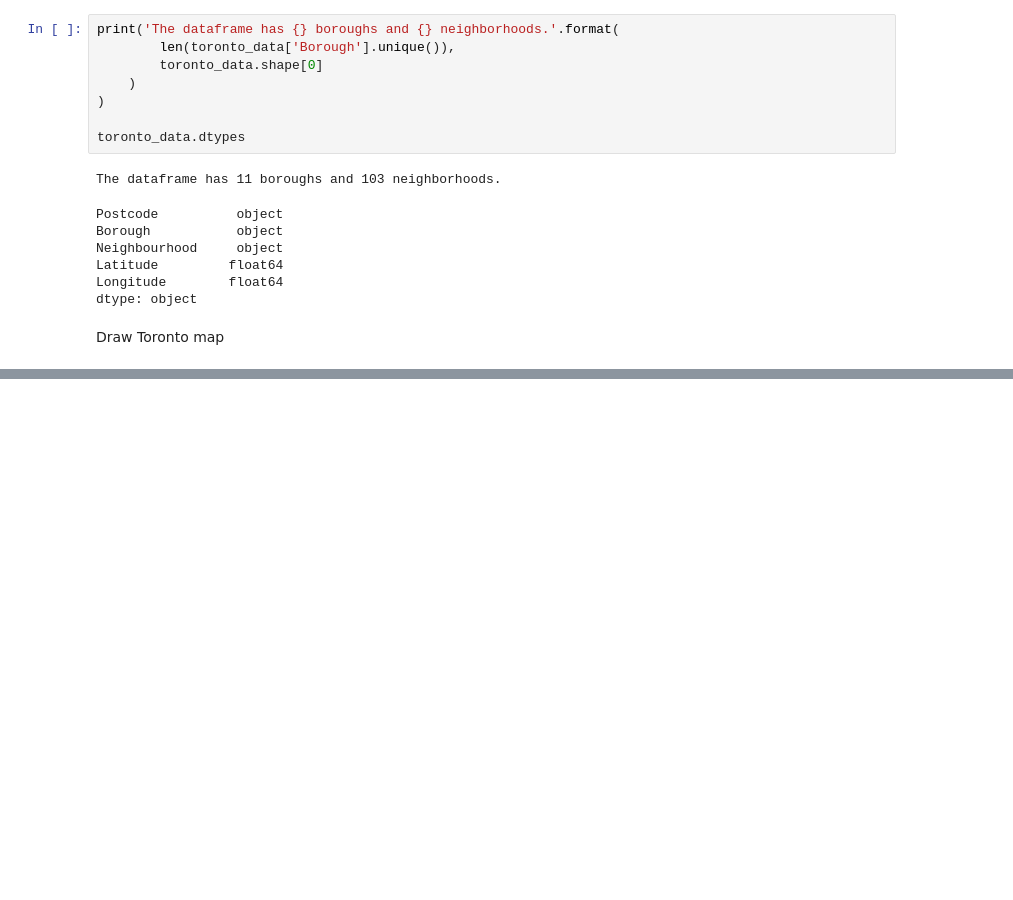
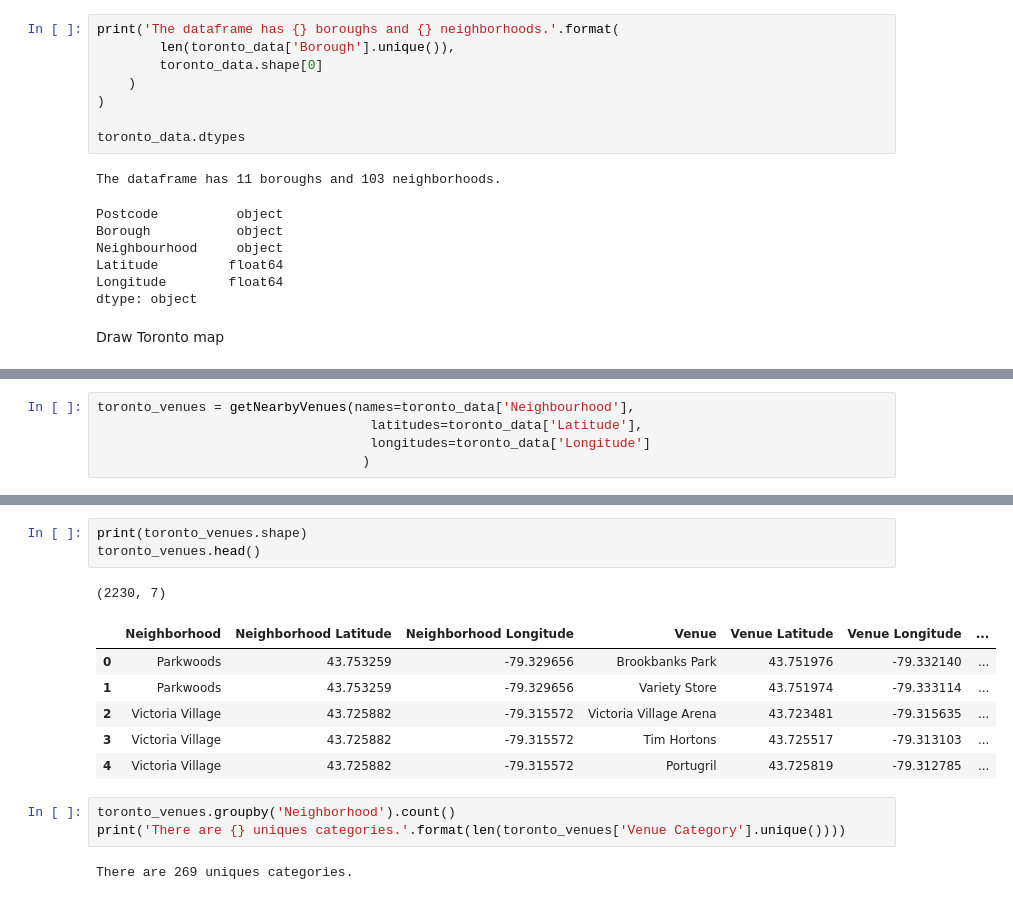
Before and after one commit to savamo/Coursera_Capstone, a Jupyter notebook: Week3 - Peer-graded Assignment.ipynb, the cells around one changed output, grey strips where cells are left out. Saved outputs shown, nothing was run; the diff lists cells and outputs as text; blank space fills up the shorter version.

```diff
--- a/Week3 - Peer-graded Assignment.ipynb
+++ b/Week3 - Peer-graded Assignment.ipynb
@@ -100,0 +160,5 @@ The geograpical coordinate of Toronto are 43.653963, -79.387207.
+# %%
+toronto_venues = getNearbyVenues(names=toronto_data['Neighbourhood'],
+                                   latitudes=toronto_data['Latitude'],
+                                   longitudes=toronto_data['Longitude']
+                                  )
@@ -100,0 +183,16 @@ The geograpical coordinate of Toronto are 43.653963, -79.387207.
+# %%
+print(toronto_venues.shape)
+toronto_venues.head()
+# %% [output]
+(2230, 7)
+|  | Neighborhood | Neighborhood Latitude | Neighborhood Longitude | Venue | Venue Latitude | Venue Longitude | ... |
+| 0 | Parkwoods | 43.753259 | -79.329656 | Brookbanks Park | 43.751976 | -79.332140 | ... |
+| 1 | Parkwoods | 43.753259 | -79.329656 | Variety Store | 43.751974 | -79.333114 | ... |
+| 2 | Victoria Village | 43.725882 | -79.315572 | Victoria Village Arena | 43.723481 | -79.315635 | ... |
+| 3 | Victoria Village | 43.725882 | -79.315572 | Tim Hortons | 43.725517 | -79.313103 | ... |
+| 4 | Victoria Village | 43.725882 | -79.315572 | Portugril | 43.725819 | -79.312785 | ... |
+# %%
+toronto_venues.groupby('Neighborhood').count()
+print('There are {} uniques categories.'.format(len(toronto_venues['Venue Category'].unique())))
+# %% [output]
+There are 269 uniques categories.
```
Also changed, not shown: parts of 5 cells of this notebook.
